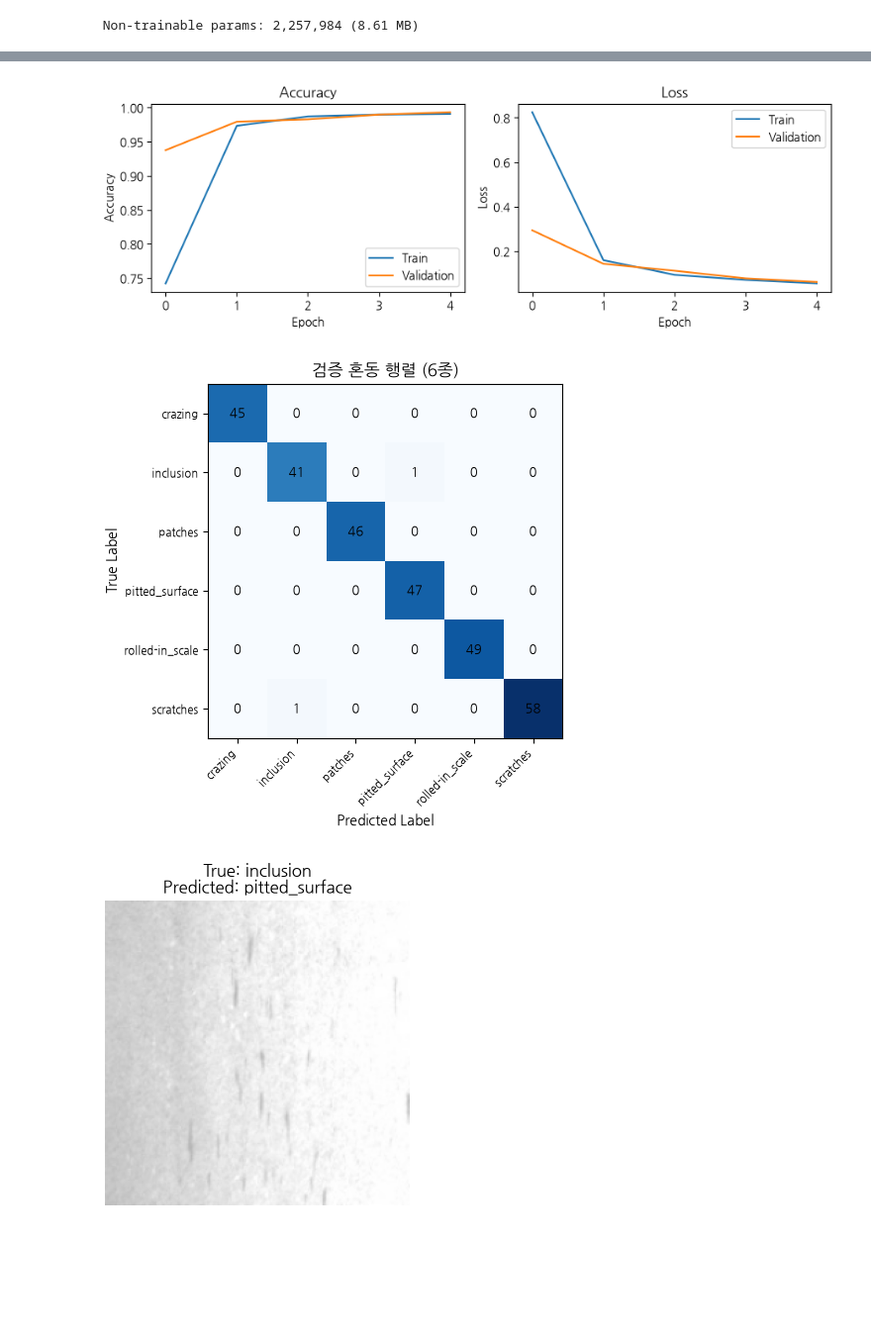
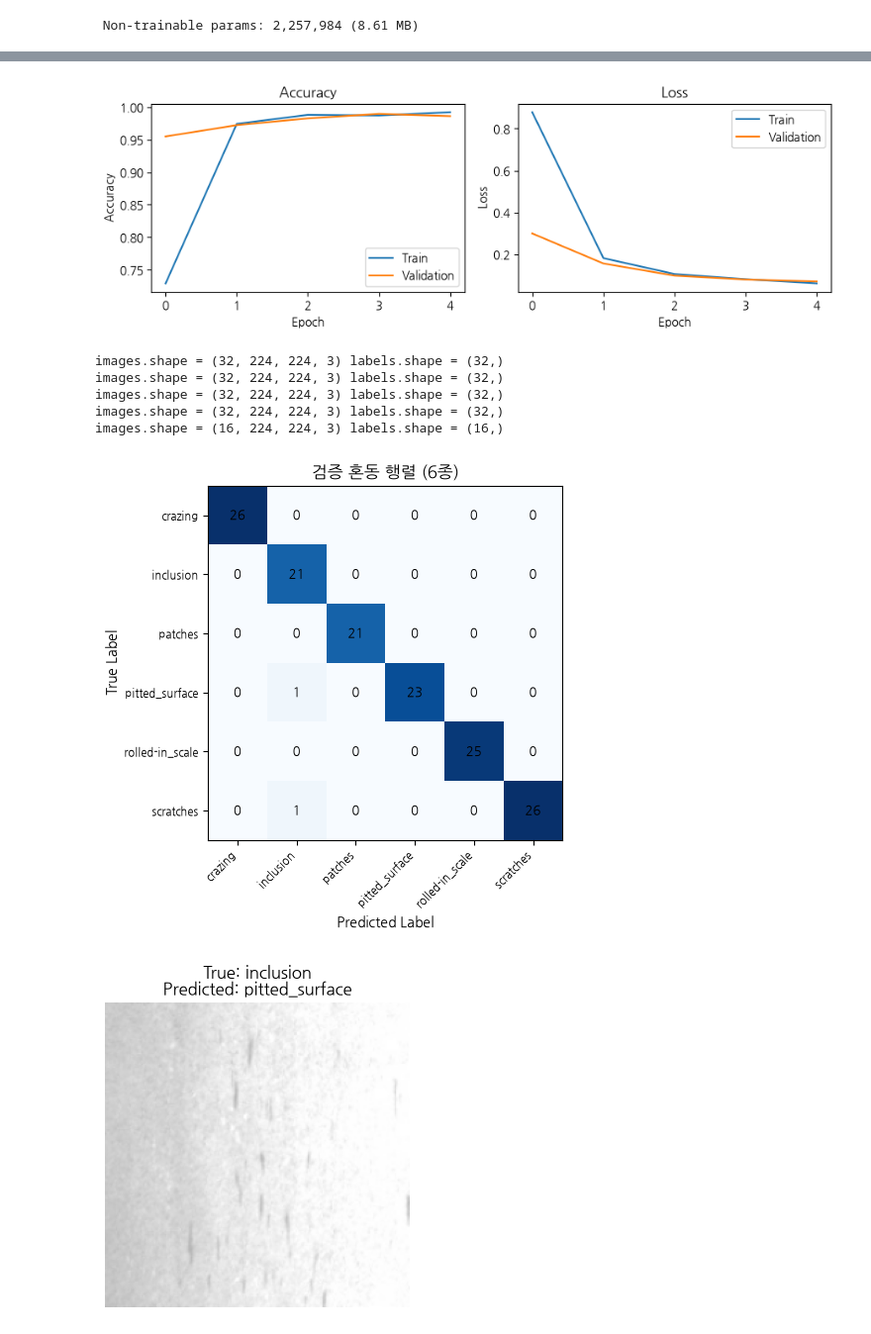
Before and after one commit to sangeunleelab/ManufacturingAIProject, a Jupyter notebook: 제조AI_4주차.ipynb, the cells around one changed output, grey strips where cells are left out. Shown at 99% size. Saved outputs shown, nothing was run; the diff lists cells and outputs as text; code cells hidden in the pictures; blank space fills up the shorter version.

```diff
--- a/제조AI_4주차.ipynb
+++ b/제조AI_4주차.ipynb
@@ -53,8 +55,7 @@ pitted_surface: 240장
 rolled-in_scale: 240장
 scratches: 240장
 # %%
-import tensorflow as tf
-from tensorflow.keras import layers, models
+
 
 # TensorFlow에서 사용 가능한 GPU 확인
 print('GPU:', tf.config.list_physical_devices('GPU'))
@@ -62,24 +63,39 @@ print('GPU:', tf.config.list_physical_devices('GPU'))
 # 이미지 크기와 한 번에 학습할 이미지 수(배치) 설정
 IMG, BATCH = 224, 32
 
-# 전체 이미지 중 80%를 학습 데이터로 사용
+# 전체 데이터의 70%를 학습용으로 사용
 train_ds = tf.keras.utils.image_dataset_from_directory(
     DATA_DIR,
-    validation_split=0.2,
+    validation_split=0.3,
     subset='training',
     seed=42,
     image_size=(IMG, IMG),
-    batch_size=BATCH)
-# 전체 이미지 중 20%를 검증 데이터로 사용
-val_ds = tf.keras.utils.image_dataset_from_directory(
+    batch_size=BATCH
+)
+
+# 나머지 30%를 검증·테스트용 임시 데이터로 사용
+temp_ds = tf.keras.utils.image_dataset_from_directory(
     DATA_DIR,
-    validation_split=0.2,
+    validation_split=0.3,
     subset='validation',
     seed=42,
     image_size=(IMG, IMG),
-    batch_size=BATCH)
+    batch_size=BATCH
+)
+
+# 임시 데이터 30%를 검증 20%, 테스트 10%로 분리
+n = len(temp_ds.file_paths)
+n_val = round(n * 2 / 3)
+
+temp_ds = temp_ds.unbatch()
+val_ds = temp_ds.take(n_val).batch(BATCH)
+test_ds = temp_ds.skip(n_val).batch(BATCH)
 
 class_names = train_ds.class_names
+print('전체 이미지 수:', n + len(train_ds.file_paths))
+print('학습 이미지 수:', len(train_ds.file_paths))
+print('검증 이미지 수:', n_val)
+print('테스트 이미지 수:', n - n_val)
 print('클래스 6종:', class_names)
 # %% [output]
 GPU: []
@@ -287,7 +312,7 @@ axes[1].legend()
 plt.tight_layout()
 plt.show()
 # %% [output]
-[figure, old version]
+[figure, new version]
 # %%
 import numpy as np
 import matplotlib.pyplot as plt
@@ -297,8 +322,10 @@ from sklearn.metrics import confusion_matrix
 y_true = []
 y_pred = []
 
-# 검증 데이터 전체에 대해 예측 수행
-for images, labels in val_ds:
+
+# 테스트 데이터 전체에 대해 예측 수행
+for images, labels in test_ds:
+    print('images.shape =', images.shape, 'labels.shape =', labels.shape)
 
     # 각 이미지가 6개 클래스에 속할 확률 예측
     pred_prob = model.predict(images, verbose=0)
@@ -327,34 +354,39 @@ for i in range(6):
             j, i, cm[i, j],
             ha='center',
             va='center',
             fontsize=9
         )
 
 # X축과 Y축에 클래스 이름 표시
 ax.set_xticks(range(6))
 ax.set_yticks(range(6))
 
 ax.set_xticklabels(
     class_names,
     rotation=45,
     ha='right',
     fontsize=8
 )
 
 ax.set_yticklabels(
     class_names,
     fontsize=8
 )
 
 # 축과 제목 설정
 ax.set_xlabel('Predicted Label')
 ax.set_ylabel('True Label')
 ax.set_title('검증 혼동 행렬 (6종)')
 
 plt.tight_layout()
 plt.show()
 # %% [output]
+images.shape = (32, 224, 224, 3) labels.shape = (32,)
+images.shape = (32, 224, 224, 3) labels.shape = (32,)
+images.shape = (32, 224, 224, 3) labels.shape = (32,)
+images.shape = (32, 224, 224, 3) labels.shape = (32,)
+images.shape = (16, 224, 224, 3) labels.shape = (16,)
-[figure, old version]
+[figure, new version]
 # %%
 # 실제 inclusion을 pitted_surface로 잘못 예측한 이미지 찾기
 true_class = class_names.index('inclusion')
```
Also changed, not shown: parts of 6 cells of this notebook, 2 other files.
